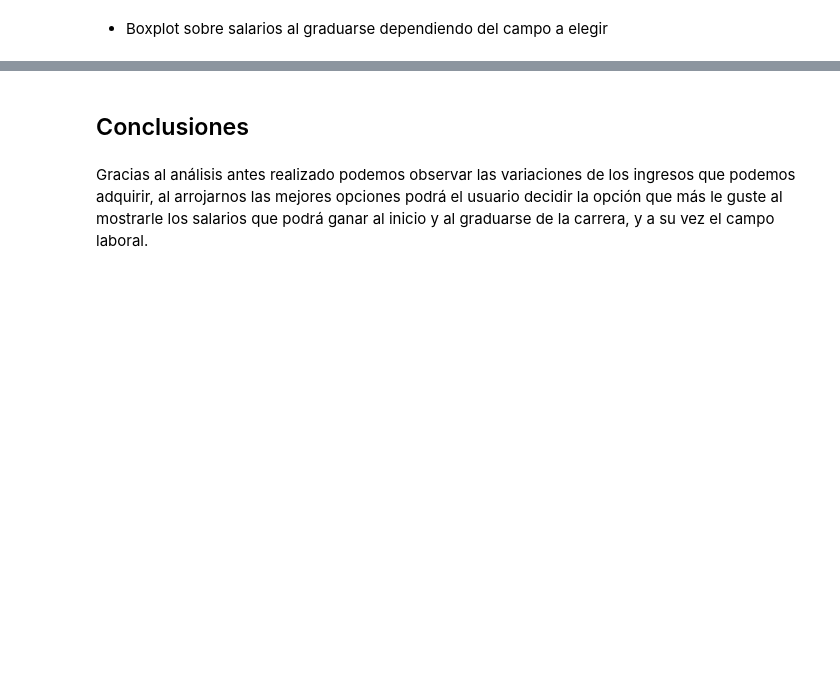
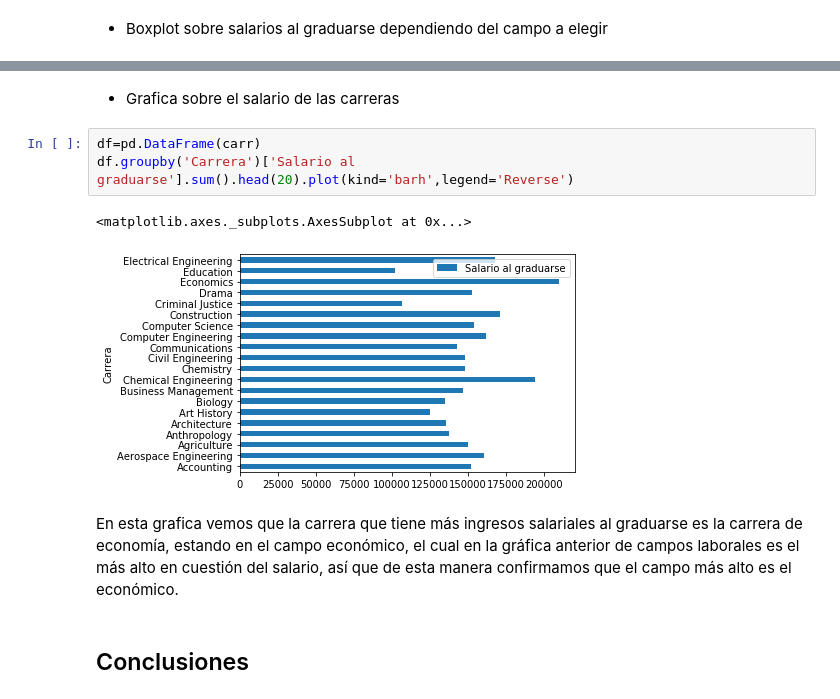
Before and after one commit to Sofia161/Mineria-de-datos, a Jupyter notebook: AVANCE 2 parte 2.ipynb, the cells around one changed output, grey strips where cells are left out. Cells and saved outputs as stored; diff of their text form; blank space fills up the shorter version.

```diff
--- a/AVANCE 2 parte 2.ipynb
+++ b/AVANCE 2 parte 2.ipynb
@@ -250,4 +258,12 @@ Con esto dará pie a tener menor cantidad de opciones de carrera ya que solo se
+# %% [markdown]
+- Grafica sobre el salario de las carreras
+# %%
+df=pd.DataFrame(carr)
+df.groupby('Carrera')['Salario al graduarse'].sum().head(20).plot(kind='barh',legend='Reverse')
+# %% [output]
+<matplotlib.axes._subplots.AxesSubplot at 0x...>
+[figure, added]
+# %% [markdown]
+En esta grafica vemos que la carrera que tiene más ingresos salariales al graduarse es la carrera de economía, estando en el campo económico, el cual en la gráfica anterior de campos laborales es el más alto en cuestión del salario, así que de esta manera confirmamos que el campo más alto es el económico.
 # %% [markdown]
 ## Conclusiones
-# %% [markdown]
-Gracias al análisis antes realizado podemos observar las variaciones de los ingresos que podemos adquirir, al arrojarnos las mejores opciones podrá el usuario decidir la opción que más le guste al mostrarle los salarios que podrá ganar al inicio y al graduarse de la carrera, y a su vez el campo laboral.
```
Also changed, not shown: parts of 18 cells of this notebook.
